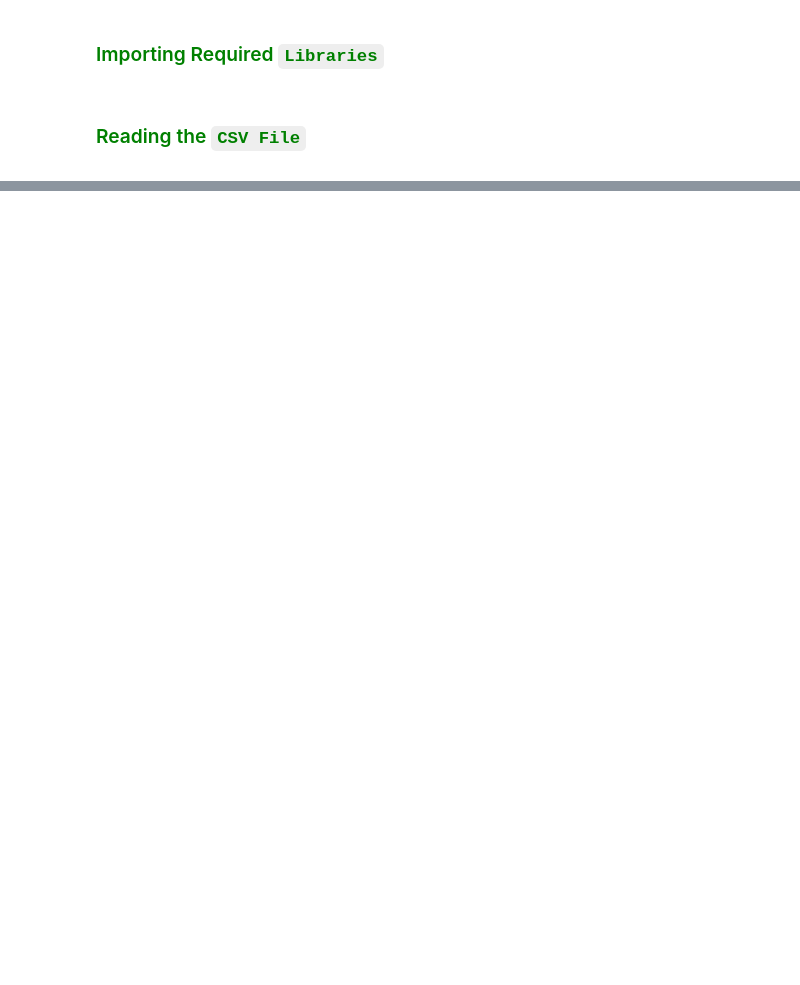
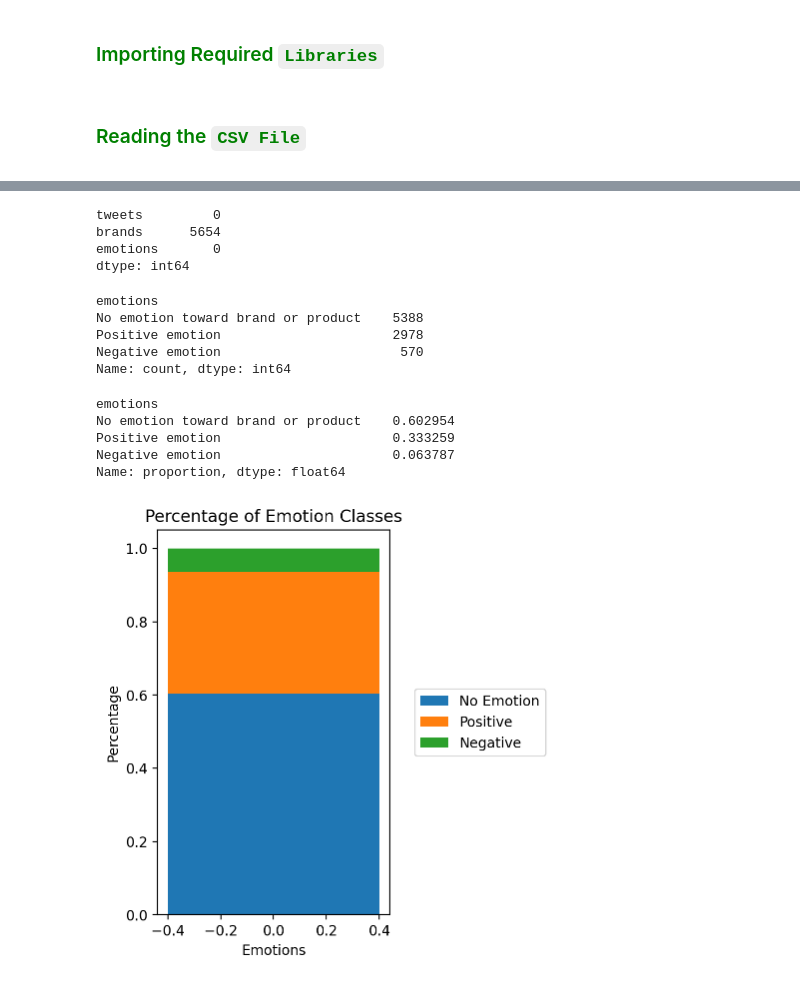
Before and after one commit to javo2/Test_operationnel, a Jupyter notebook: Notebook/Technical_test_Mohammed_Jawhar.ipynb, the cells around one changed output, grey strips where cells are left out. Drawn from its saved outputs; the diff is of its cells as text; code cells hidden in the pictures; blank space fills up the shorter version.

```diff
--- a/Notebook/Technical_test_Mohammed_Jawhar.ipynb
+++ b/Notebook/Technical_test_Mohammed_Jawhar.ipynb
@@ -68,0 +136,49 @@ tweets_df = pd.read_csv('../data/tweets dataset.csv', encoding = "ISO-8859-1")
+# %%
+tweets_df.rename(columns={'tweet_text': 'tweets', 'emotion_in_tweet_is_directed_at': 'brands', 'is_there_an_emotion_directed_at_a_brand_or_product': 'emotions'}, inplace=True)
+# %%
+drop_indexes = tweets_df[(tweets_df['emotions'] == "I can't tell")].index
+tweets_df.drop(drop_indexes, inplace = True)
+tweets_df.dropna(subset = ['tweets'], inplace=True)
+# %%
+tweets_df.isna().sum()
+# %% [output]
+tweets         0
+brands      5654
+emotions       0
+dtype: int64
+# %%
+tweets_df['emotions'].value_counts()
+# %% [output]
+emotions
+No emotion toward brand or product    5388
+Positive emotion                      2978
+Negative emotion                       570
+Name: count, dtype: int64
+# %%
+tweets_df['emotions'].value_counts(normalize = True)
+# %% [output]
+emotions
+No emotion toward brand or product    0.602954
+Positive emotion                      0.333259
+Negative emotion                      0.063787
+Name: proportion, dtype: float64
+# %%
+plt.figure(figsize=(3,5))
+# Create the classes percentages
+percentages = tweets_df['emotions'].value_counts(normalize = True)
+
+# Create bar plot with stacked bars
+plt.bar(0, percentages[0], label='No Emotion')
+plt.bar(0, percentages[1], bottom=percentages[0], label='Positive')
+plt.bar(0, percentages[2], bottom=sum(percentages[:2]), label='Negative')
+plt.legend(bbox_to_anchor=(1.7, 0.5), loc="center right")
+
+# Set axis labels and title
+plt.xlabel('Emotions')
+plt.ylabel('Percentage')
+plt.title('Percentage of Emotion Classes')
+
+# Display the plot
+plt.show()
+# %% [output]
+[figure, added]
```
Also changed, not shown: parts of 24 cells of this notebook.
